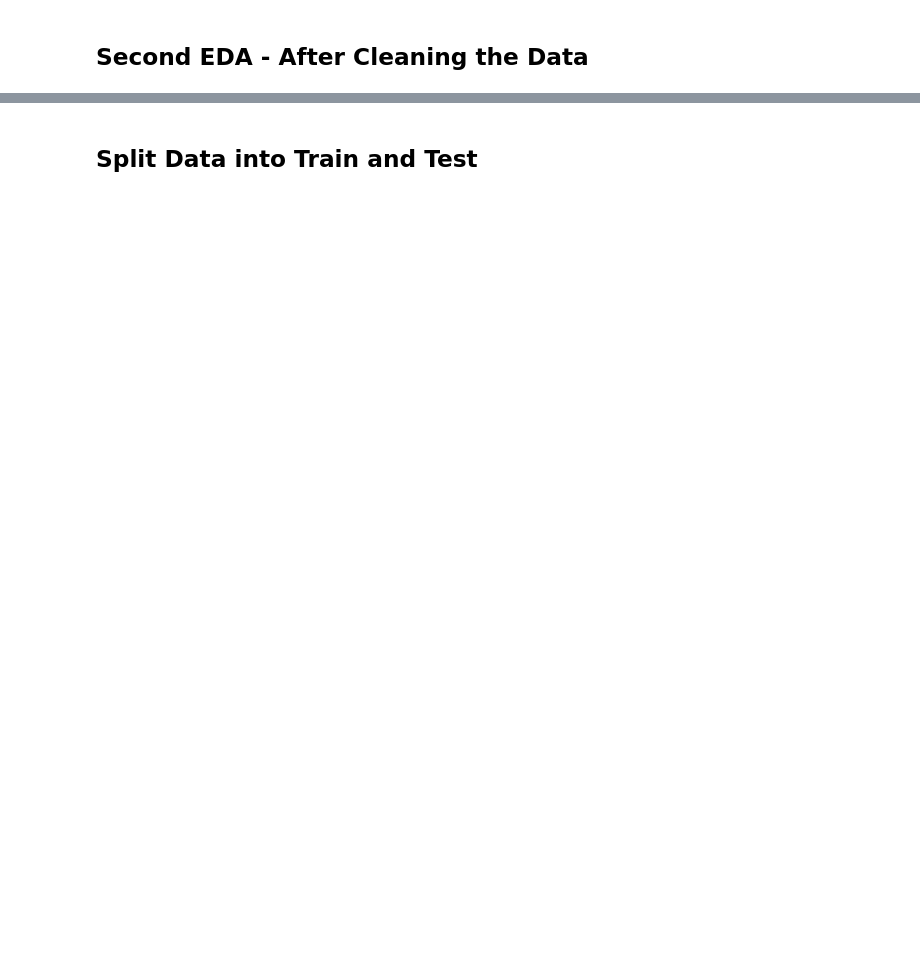
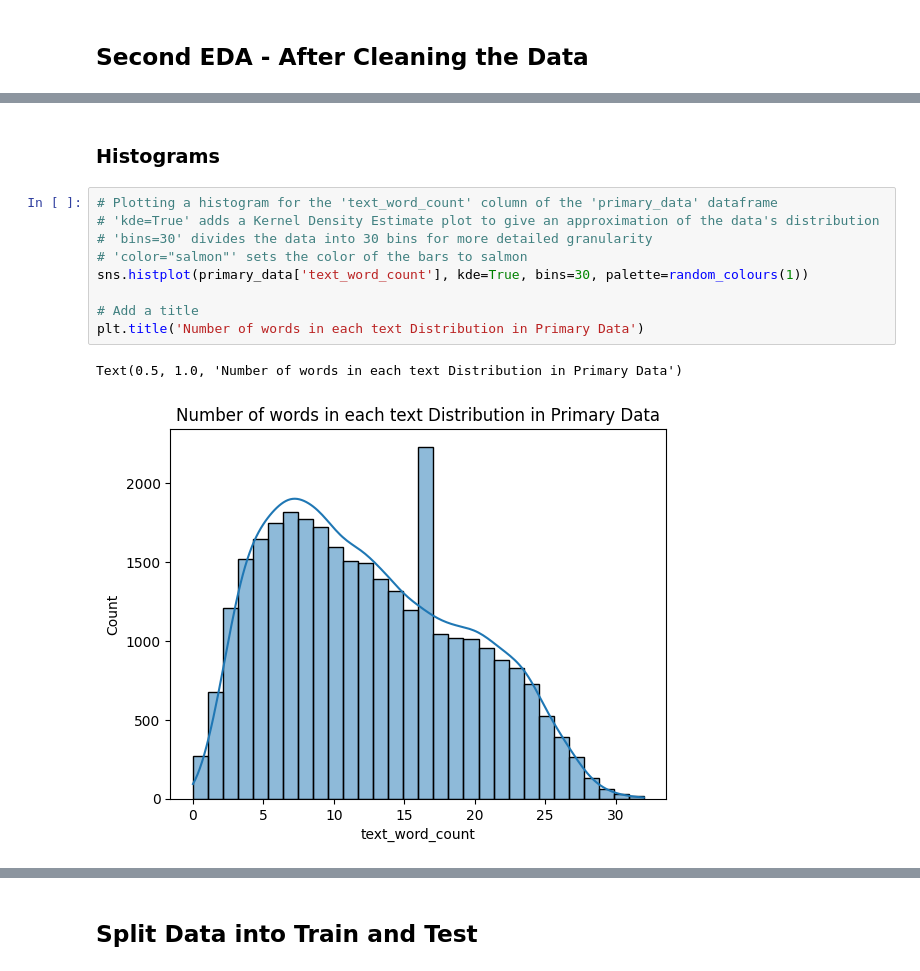
Before and after one commit to mahshid1373/Final_Project, a Jupyter notebook: main.ipynb, the cells around one changed output, grey strips where cells are left out. Saved outputs shown, nothing was run; the diff lists cells and outputs as text; blank space fills up the shorter version.

```diff
--- a/main.ipynb
+++ b/main.ipynb
@@ -183,0 +271,14 @@ primary_data.head()
+# %% [markdown]
+### Histograms
+# %%
+# Plotting a histogram for the 'text_word_count' column of the 'primary_data' dataframe
+# 'kde=True' adds a Kernel Density Estimate plot to give an approximation of the data's distribution
+# 'bins=30' divides the data into 30 bins for more detailed granularity
+# 'color="salmon"' sets the color of the bars to salmon
+sns.histplot(primary_data['text_word_count'], kde=True, bins=30, palette=random_colours(1))
+
+# Add a title
+plt.title('Number of words in each text Distribution in Primary Data')
+# %% [output]
+Text(0.5, 1.0, 'Number of words in each text Distribution in Primary Data')
+[figure, added]
```
Also changed, not shown: parts of 33 cells of this notebook.
